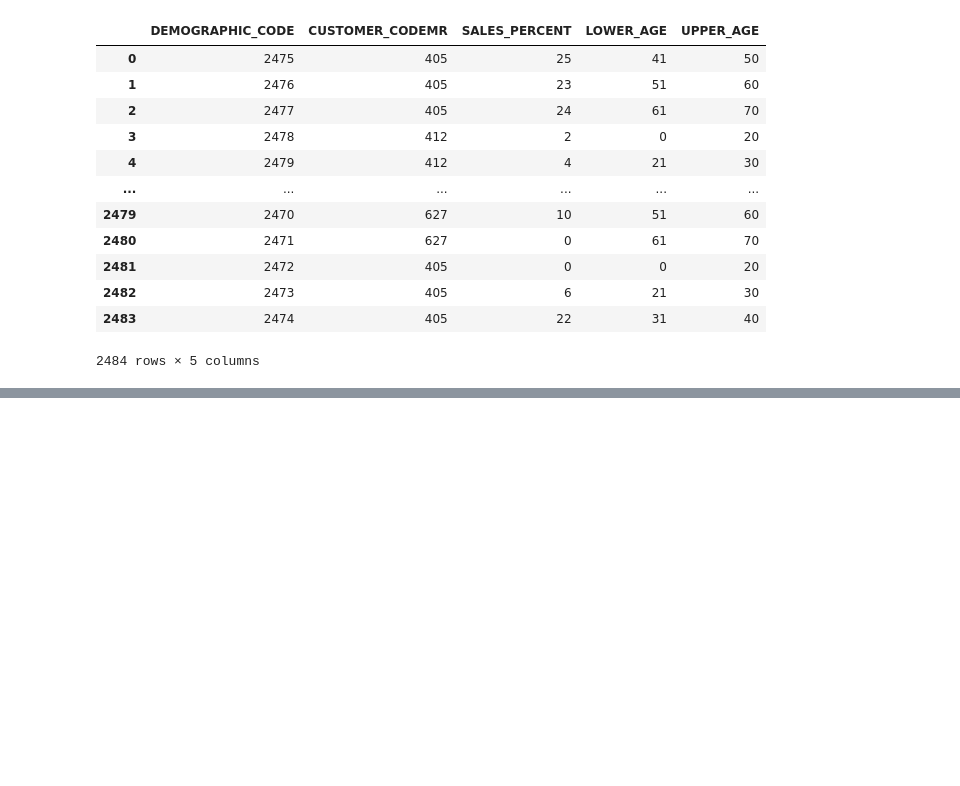
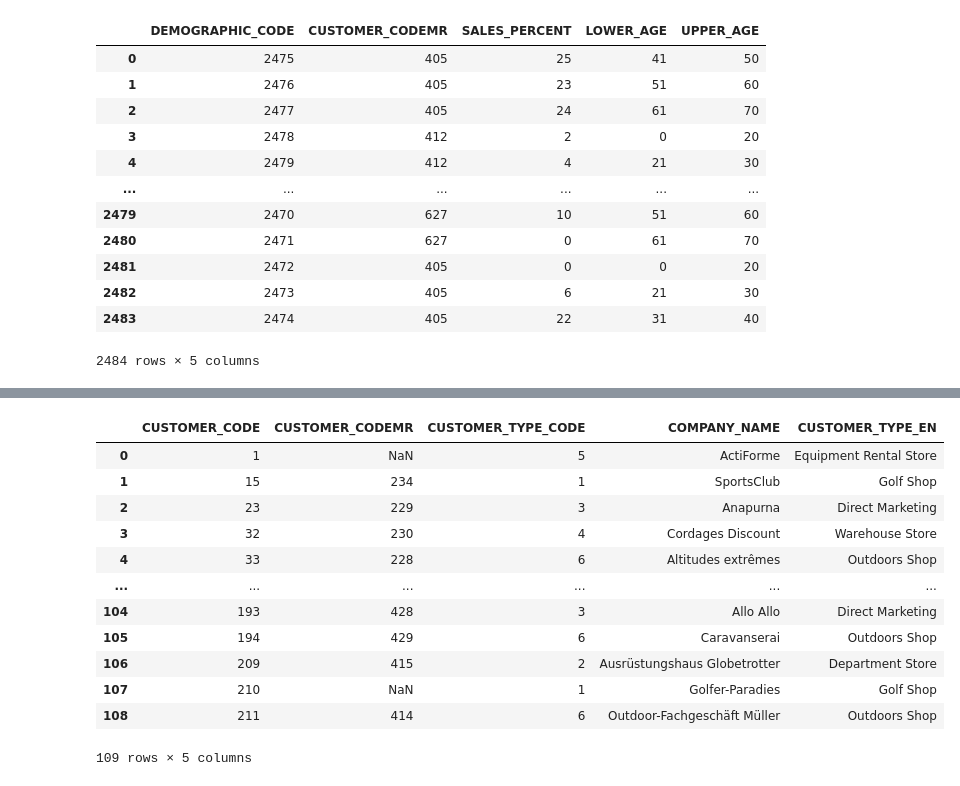
Before and after one commit to SebEmmen/GreatOutdoors, a Jupyter notebook: Warehouse.ipynb, the cells around one changed output, grey strips where cells are left out. Saved outputs shown, nothing was run; the diff lists cells and outputs as text; code cells hidden in the pictures; blank space fills up the shorter version.

```diff
--- a/Warehouse.ipynb
+++ b/Warehouse.ipynb
@@ -125,0 +229,33 @@ finally:
+# %%
+df_customer_type = pd.read_sql_query("SELECT * FROM Customer_Type", sdm_conn)
+df_customer = pd.read_sql_query("SELECT * FROM Customer", sdm_conn)
+
+df_customer_final = pd.merge(
+    df_customer,
+    df_customer_type,
+    left_on='CUSTOMER_TYPE_CODE',
+    right_on='CUSTOMER_TYPE_CODE',
+    how='left')
+df_customer_final = df_customer_final[[
+    'CUSTOMER_CODE',
+    'CUSTOMER_CODEMR',
+    'CUSTOMER_TYPE_CODE',
+    'COMPANY_NAME',
+    'CUSTOMER_TYPE_EN'
+]]
+
+df_customer_final
+# %% [output]
+|  | CUSTOMER_CODE | CUSTOMER_CODEMR | CUSTOMER_TYPE_CODE | COMPANY_NAME | CUSTOMER_TYPE_EN |
+| 0 | 1 | NaN | 5 | ActiForme | Equipment Rental Store |
+| 1 | 15 | 234 | 1 | SportsClub | Golf Shop |
+| 2 | 23 | 229 | 3 | Anapurna | Direct Marketing |
+| 3 | 32 | 230 | 4 | Cordages Discount | Warehouse Store |
+| 4 | 33 | 228 | 6 | Altitudes extrêmes | Outdoors Shop |
+| ... | ... | ... | ... | ... | ... |
+| 104 | 193 | 428 | 3 | Allo Allo | Direct Marketing |
+| 105 | 194 | 429 | 6 | Caravanserai | Outdoors Shop |
+| 106 | 209 | 415 | 2 | Ausrüstungshaus Globetrotter | Department Store |
+| 107 | 210 | NaN | 1 | Golfer-Paradies | Golf Shop |
+| 108 | 211 | 414 | 6 | Outdoor-Fachgeschäft Müller | Outdoors Shop |
+109 rows × 5 columns
```
Also changed, not shown: parts of 7 cells of this notebook, 3 other files.
